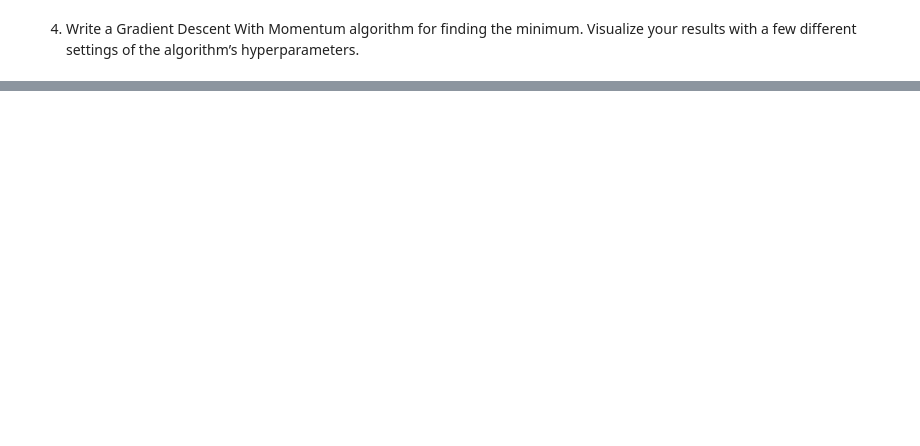
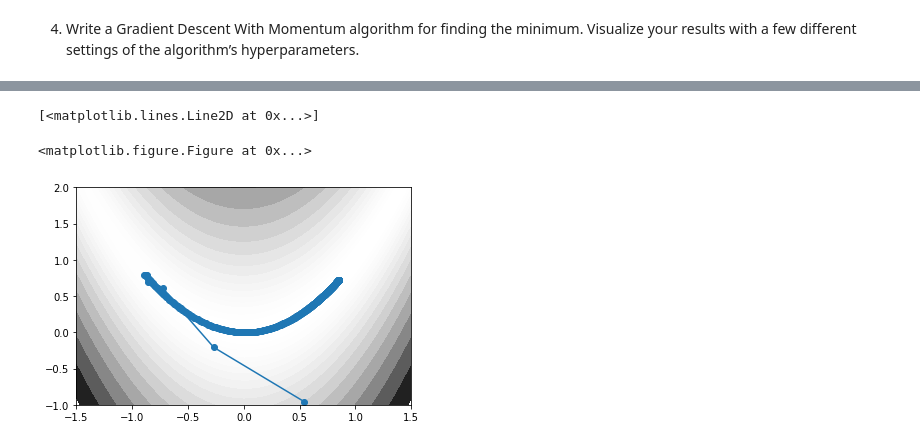
Before and after one commit to s2t2/ANLY-590-Deep-Learning, a Jupyter notebook: hw1/hw1-p2-gradient-descent.ipynb, the cells around one changed output, grey strips where cells are left out. Drawn from its saved outputs; the diff is of its cells as text; code cells hidden in the pictures; blank space fills up the shorter version.

```diff
--- a/hw1/hw1-p2-gradient-descent.ipynb
+++ b/hw1/hw1-p2-gradient-descent.ipynb
@@ -152,0 +188,21 @@ plt.plot(x,y,'-o')
+# %%
+# learning_rate=0.003
+plt.clf()
+
+np.random.seed(10)
+traj = grad_descent_with_momentum(iterations=500,epsilon=0.003, alpha=0.5)
+
+fig, ax = plt.subplots()
+
+ax.contourf(X, Y, Z, np.logspace(-1, 3, 31), cmap='gray_r')
+ax.set_xlim(-1.5, 1.5)
+ax.set_ylim(-1., 2.)
+
+
+x= traj[:,0]
+y= traj[:,1]
+plt.plot(x,y,'-o')
+# %% [output]
+[<matplotlib.lines.Line2D at 0x...>]
+<matplotlib.figure.Figure at 0x...>
+[figure, added]
```
Also changed, not shown: parts of 8 cells of this notebook, 2 other files.
